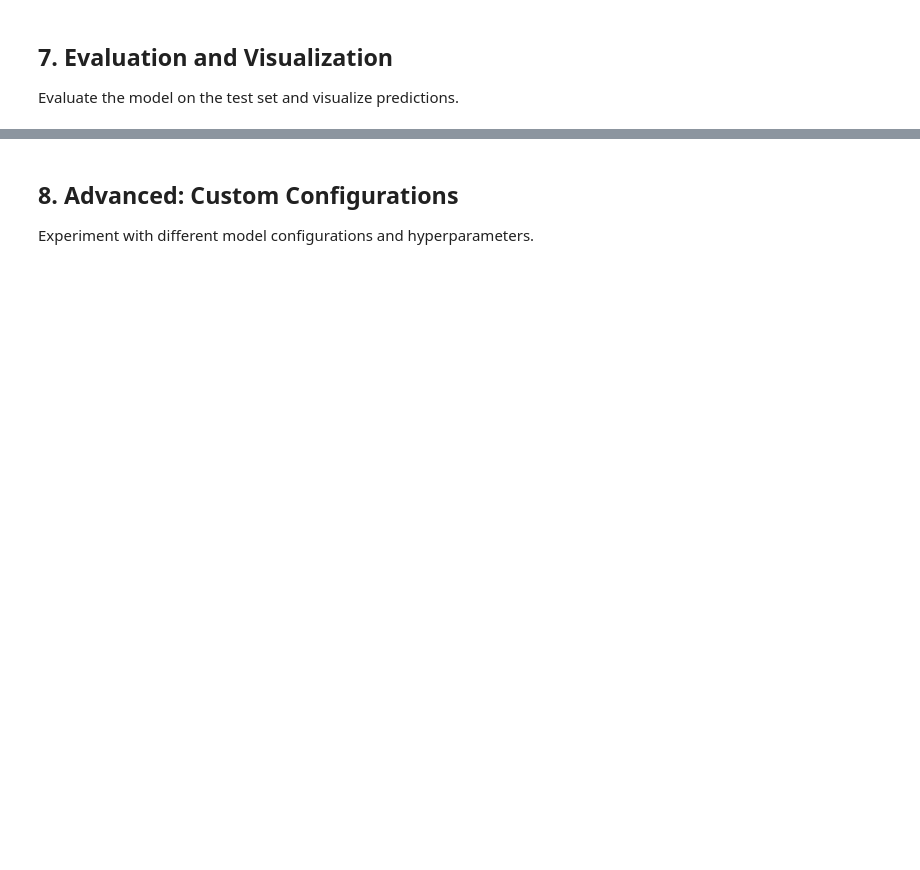
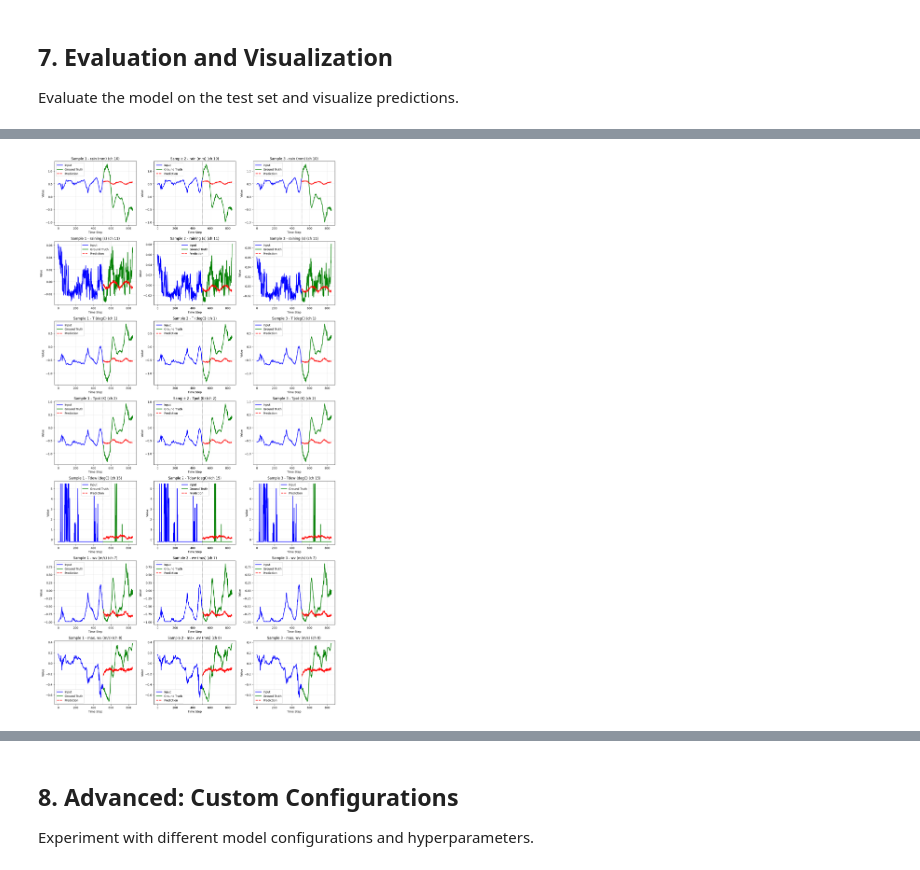
Before and after one commit to MSISCapstone/MSVLPatchTST, a Jupyter notebook: notebooks/PatchTST_Original.ipynb, the cells around one changed output, grey strips where cells are left out. Cells and saved outputs as stored; diff of their text form; code cells hidden in the pictures; blank space fills up the shorter version.

```diff
--- a/notebooks/PatchTST_Original.ipynb
+++ b/notebooks/PatchTST_Original.ipynb
@@ -828,6 +614,9 @@ def load_checkpoint(filepath, model, optimizer=None):
 
 # Example: Load the saved checkpoint
 if os.path.exists(dataset_path):
+    setting = f"{args.model}_{args.data}_sl{args.seq_len}_pl{args.pred_len}_patch{args.patch_len}"
+    checkpoint_path = os.path.join(args.checkpoints, setting)
+    custom_checkpoint_path = os.path.join(checkpoint_path, 'model_final.pth')
     if os.path.exists(custom_checkpoint_path):
         model, optimizer, epoch = load_checkpoint(custom_checkpoint_path, model, optimizer)
     else:
@@ -913,42 +698,50 @@ print("✓ Evaluation function defined with GPU-CPU hybrid CUDA error handling."
 # %%
-# Visualize predictions with error handling
-def plot_predictions(inputs, trues, preds, num_samples=3, channel_idx=0):
-    try:
-        fig, axes = plt.subplots(num_samples, 1, figsize=(15, 4*num_samples))
+# Plot predictions for selected output channels only
+# filepath: d:\dev\dataset\PatchTST\PatchTST\notebooks\PatchTST_Original.ipynb
+%matplotlib inline
+selected_indices = [10, 11, 1, 2, 15, 7, 8]
+selected_names = {
+    10: 'rain (mm)',
+    11: 'raining (s)',
+    1: 'T (degC)',
+    2: 'Tpot (K)',
+    15: 'Tdew (degC)',
+    7: 'wv (m/s)',
+    8: 'max. wv (m/s)'
+}
 
-        if num_samples == 1:
-            axes = [axes]
-
-        for i in range(num_samples):
-            # Concatenate input and prediction/ground truth
-            input_seq = inputs[i, :, channel_idx]
-            true_seq = trues[i, :, channel_idx]
-            pred_seq = preds[i, :, channel_idx]
-
-            # Time steps
+def plot_selected_predictions(inputs, trues, preds, num_samples=3, channel_indices=None, channel_names=None):
+    if channel_indices is None:
+        channel_indices = selected_indices
+    if channel_names is None:
+        channel_names = selected_names
+    num_channels = len(channel_indices)
+    fig, axes = plt.subplots(num_channels, num_samples, figsize=(5*num_samples, 4*num_channels))
+    if num_samples == 1:
+        axes = axes.reshape(-1, 1)
+    for i, ch_idx in enumerate(channel_indices):
+        ch_name = channel_names.get(ch_idx, f'Channel {ch_idx}')
+        for j in range(num_samples):
+            input_seq = inputs[j, :, ch_idx]
+            true_seq = trues[j, :, ch_idx]
+            pred_seq = preds[j, :, ch_idx]
             input_steps = np.arange(len(input_seq))
             pred_steps = np.arange(len(input_seq), len(input_seq) + len(pred_seq))
+            ax = axes[i, j]
+            ax.plot(input_steps, input_seq, 'b-', label='Input', linewidth=2)
+            ax.plot(pred_steps, true_seq, 'g-', label='Ground Truth', linewidth=2)
+            ax.plot(pred_steps, pred_seq, 'r--', label='Prediction', linewidth=2)
+            ax.axvline(x=len(input_seq)-1, color='gray', linestyle=':', linewidth=1.5)
+            ax.set_title(f'Sample {j+1} - {ch_name} (ch {ch_idx})')
+            ax.set_xlabel('Time Step')
+            ax.set_ylabel('Value')
+            ax.legend()
+            ax.grid(True, alpha=0.3)
+    plt.tight_layout()
+    plt.show()
 
-            # Plot
-            axes[i].plot(input_steps, input_seq, 'b-', label='Input', linewidth=2)
-            axes[i].plot(pred_steps, true_seq, 'g-', label='Ground Truth', linewidth=2)
-            axes[i].plot(pred_steps, pred_seq, 'r--', label='Prediction', linewidth=2)
-            axes[i].axvline(x=len(input_seq)-1, color='gray', linestyle=':', linewidth=1.5)
-            axes[i].set_title(f'Sample {i+1} - Channel {channel_idx}')
-            axes[i].set_xlabel('Time Step')
-            axes[i].set_ylabel('Value')
-            axes[i].legend()
-            axes[i].grid(True, alpha=0.3)
-
-        plt.tight_layout()
-        plt.show()
-        print("✓ Prediction visualization completed.")
-    except Exception as e:
-        print(f"⚠️  Error during visualization: {e}")
-
-# Plot sample predictions
-if os.path.exists(dataset_path) and 'preds' in locals():
-    print("📊 Creating prediction visualizations...")
-    plot_predictions(inputs, trues, preds, num_samples=3, channel_idx=0)
-else:
-    print("⏳ Evaluation data not yet available. Run training and evaluation first.")
+# Plot sample predictions for selected output channels
+if os.path.exists(dataset_path):
+    plot_selected_predictions(inputs, trues, preds, num_samples=1)
+# %% [output]
+[figure, added]
```
Also changed, not shown: parts of 24 cells of this notebook, 6 other files.
